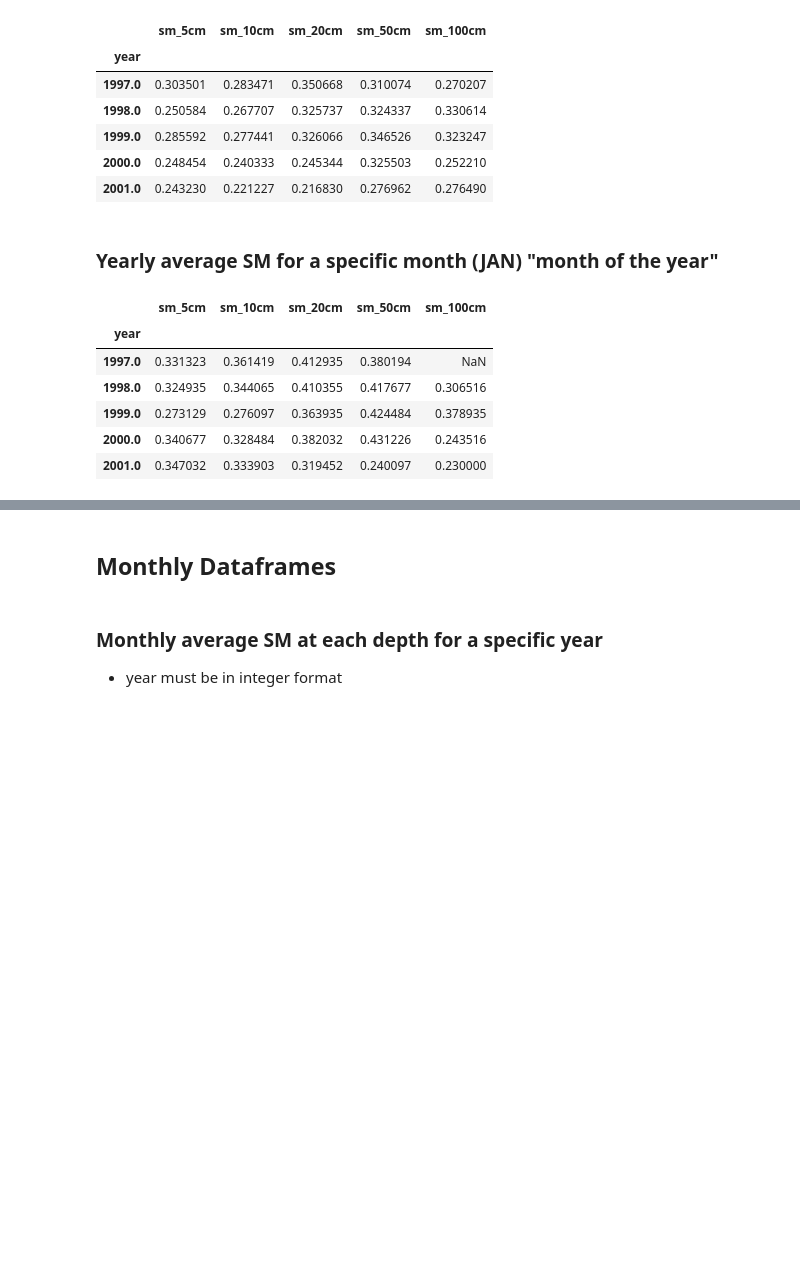
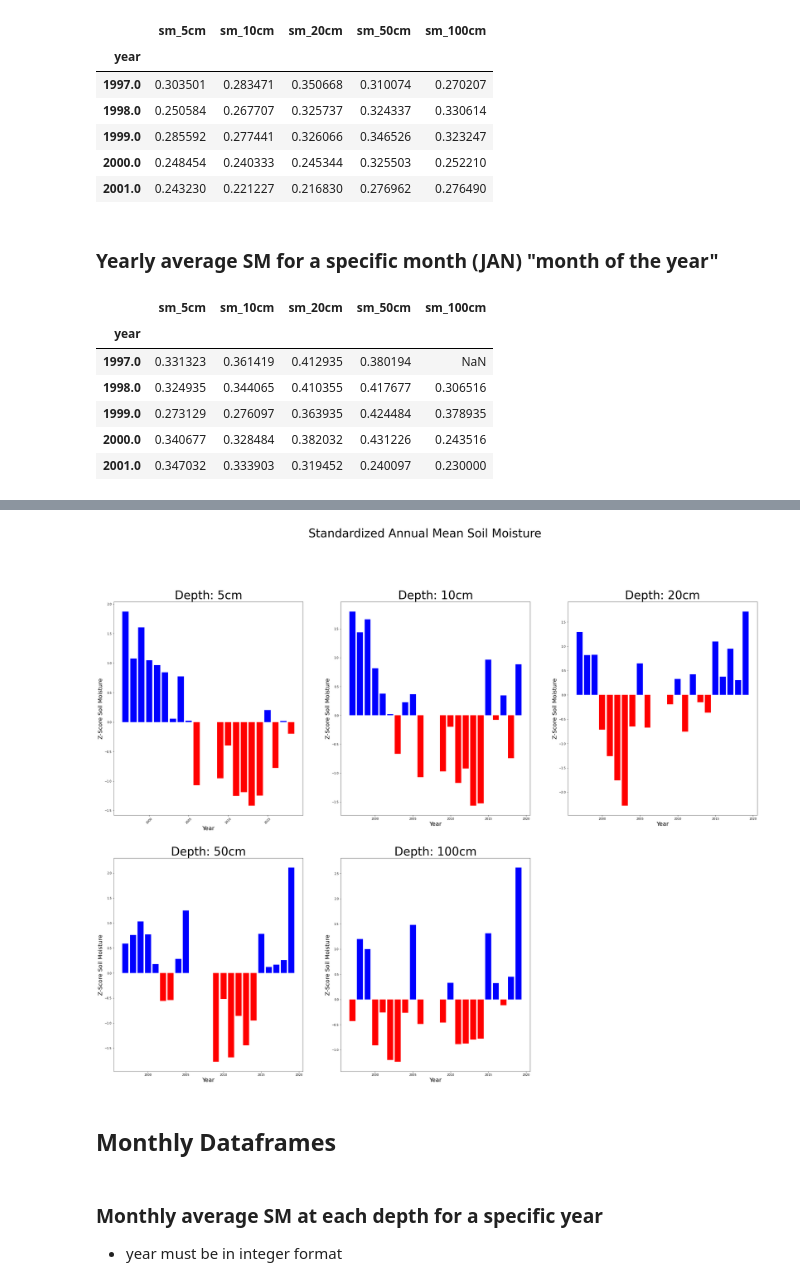
Before and after one commit to krosenberg01/usgs-nccasc-soil-moisture, a Jupyter notebook: usgs-nccasc-soil-moisture.ipynb, the cells around one changed output, grey strips where cells are left out. Drawn from its saved outputs; the diff is of its cells as text; code cells hidden in the pictures; blank space fills up the shorter version.

```diff
--- a/usgs-nccasc-soil-moisture.ipynb
+++ b/usgs-nccasc-soil-moisture.ipynb
@@ -182,0 +222,11 @@ station_yr_mean_month.head()
+# %%
+# Create input df
+yearly_zscore = customfunctions.yearly_avg_sm(soil_moisture_dict[variable])
+
+# Remove non-numeric columns
+yearly_zscore = yearly_zscore[['sm_5cm', 'sm_10cm', 'sm_20cm', 'sm_50cm', 'sm_100cm']]
+
+# Calculate z-score for each depth, ignoring any NAN values
+yearly_zscore = yearly_zscore.apply(zscore, nan_policy='omit')
+
+yearly_zscore.head()
@@ -183,3 +243,76 @@ station_yr_mean_month.head()
+# %%
+# Define plot space
+fig, (ax1, ax2, ax3, ax4, ax5) = plt.subplots(1, 5, figsize=(40, 30), constrained_layout=True)
+
+ax1 = plt.subplot2grid((2, 3), (0, 0), colspan=1)
+ax2 = plt.subplot2grid((2, 3), (0, 1), colspan=1)
+ax3 = plt.subplot2grid((2, 3), (0, 2), rowspan=1)
+ax4 = plt.subplot2grid((2, 3), (1, 0))
+ax5 = plt.subplot2grid((2, 3), (1, 1))
+
+# Define figure title
+fig.suptitle(
+    "Standardized Annual Mean Soil Moisture", fontsize=40)
+
+# 5cm depth subplot
+ax1.bar(yearly_zscore.index.values,
+         yearly_zscore['sm_5cm'],
+         color=(yearly_zscore['sm_5cm'] > 0).map({True: 'b',
+                                                    False: 'r'}))
+
+ax1.set_title('Depth: 5cm', fontsize = 40)
+ax1.set_ylabel('Z-Score Soil Moisture', fontsize = 20.0)
+ax1.set_xlabel('Year', fontsize = 20)
+
+# 10cm depth subplot
+ax2.bar(yearly_zscore.index.values,
+         yearly_zscore['sm_10cm'],
+         color=(yearly_zscore['sm_10cm'] > 0).map({True: 'b',
+                                                    False: 'r'}))
+
+ax2.set_title('Depth: 10cm', fontsize = 40)
+ax2.set_ylabel('Z-Score Soil Moisture', fontsize = 20.0)
+ax2.set_xlabel('Year', fontsize = 20)
+
+# 20cm depth subplot
+ax3.bar(yearly_zscore.index.values,
+         yearly_zscore['sm_20cm'],
+         color=(yearly_zscore['sm_20cm'] > 0).map({True: 'b',
+                                                    False: 'r'}))
+
+ax3.set_title('Depth: 20cm', fontsize = 40)
+ax3.set_ylabel('Z-Score Soil Moisture', fontsize = 20.0)
+ax3.set_xlabel('Year', fontsize = 20)
+
+# 50cm depth subplot
+ax4.bar(yearly_zscore.index.values,
+         yearly_zscore['sm_50cm'],
+         color=(yearly_zscore['sm_50cm'] > 0).map({True: 'b',
+                                                    False: 'r'}))
+
+ax4.set_title('Depth: 50cm', fontsize = 40)
+ax4.set_ylabel('Z-Score Soil Moisture', fontsize = 20.0)
+ax4.set_xlabel('Year', fontsize = 20)
+
+# 100cm depth subplot
+ax5.bar(yearly_zscore.index.values,
+         yearly_zscore['sm_100cm'],
+         color=(yearly_zscore['sm_100cm'] > 0).map({True: 'b',
+                                                    False: 'r'}))
+
+ax5.set_title('Depth: 100cm', fontsize = 40)
+ax5.set_ylabel('Z-Score Soil Moisture', fontsize = 20.0)
+ax5.set_xlabel('Year', fontsize = 20)
+
+# Rotate tick marks on x-axis
+plt.setp(ax1.get_xticklabels(), rotation=45)
+
+# plt.xlim(0, 365)
+# plt.ylim(-3, 4)
+
+plt.show()
+# %% [output]
+[figure, added]
 # %% [markdown]
 ## Monthly Dataframes
 # %% [markdown]
```
Also changed, not shown: parts of 44 cells of this notebook.
